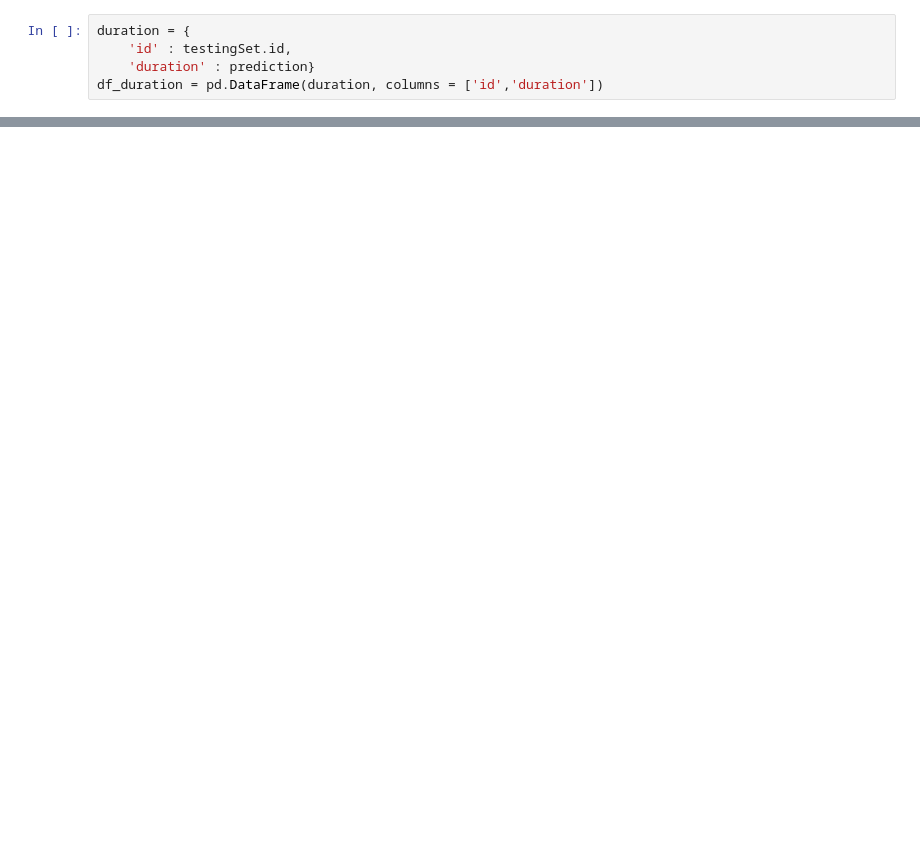
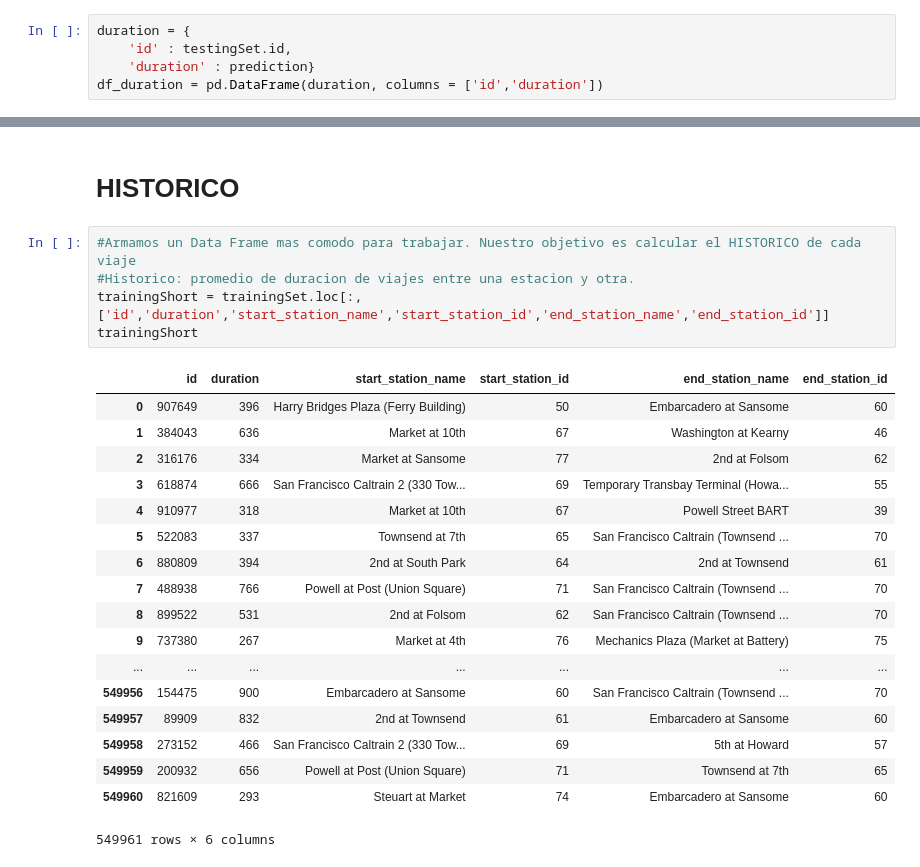
Before and after one commit to rozanecm/7506-MachineLearning, a Jupyter notebook: Notebooks/Some Analysis.ipynb, the cells around one changed output, grey strips where cells are left out. Cells and saved outputs as stored; diff of their text form; blank space fills up the shorter version.

```diff
--- a/Notebooks/Some Analysis.ipynb
+++ b/Notebooks/Some Analysis.ipynb
@@ -61,0 +179,26 @@ df_duration
+# %% [markdown]
+# HISTORICO
+# %%
+#Armamos un Data Frame mas comodo para trabajar. Nuestro objetivo es calcular el HISTORICO de cada viaje
+#Historico: promedio de duracion de viajes entre una estacion y otra.
+trainingShort = trainingSet.loc[:,['id','duration','start_station_name','start_station_id','end_station_name','end_station_id']]
+trainingShort
+# %% [output]
+|  | id | duration | start_station_name | start_station_id | end_station_name | end_station_id |
+| 0 | 907649 | 396 | Harry Bridges Plaza (Ferry Building) | 50 | Embarcadero at Sansome | 60 |
+| 1 | 384043 | 636 | Market at 10th | 67 | Washington at Kearny | 46 |
+| 2 | 316176 | 334 | Market at Sansome | 77 | 2nd at Folsom | 62 |
+| 3 | 618874 | 666 | San Francisco Caltrain 2 (330 Tow... | 69 | Temporary Transbay Terminal (Howa... | 55 |
+| 4 | 910977 | 318 | Market at 10th | 67 | Powell Street BART | 39 |
+| 5 | 522083 | 337 | Townsend at 7th | 65 | San Francisco Caltrain (Townsend ... | 70 |
+| 6 | 880809 | 394 | 2nd at South Park | 64 | 2nd at Townsend | 61 |
+| 7 | 488938 | 766 | Powell at Post (Union Square) | 71 | San Francisco Caltrain (Townsend ... | 70 |
+| 8 | 899522 | 531 | 2nd at Folsom | 62 | San Francisco Caltrain (Townsend ... | 70 |
+| 9 | 737380 | 267 | Market at 4th | 76 | Mechanics Plaza (Market at Battery) | 75 |
+| ... | ... | ... | ... | ... | ... | ... |
+| 549956 | 154475 | 900 | Embarcadero at Sansome | 60 | San Francisco Caltrain (Townsend ... | 70 |
+| 549957 | 89909 | 832 | 2nd at Townsend | 61 | Embarcadero at Sansome | 60 |
+| 549958 | 273152 | 466 | San Francisco Caltrain 2 (330 Tow... | 69 | 5th at Howard | 57 |
+| 549959 | 200932 | 656 | Powell at Post (Union Square) | 71 | Townsend at 7th | 65 |
+| 549960 | 821609 | 293 | Steuart at Market | 74 | Embarcadero at Sansome | 60 |
+549961 rows × 6 columns
```
Also changed, not shown: parts of 23 cells of this notebook.
